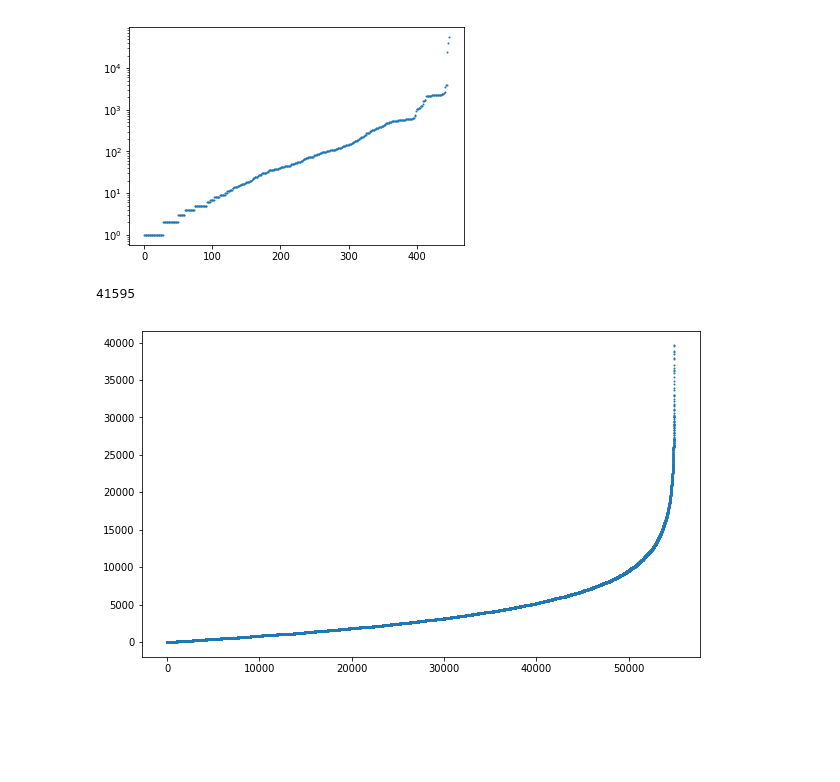
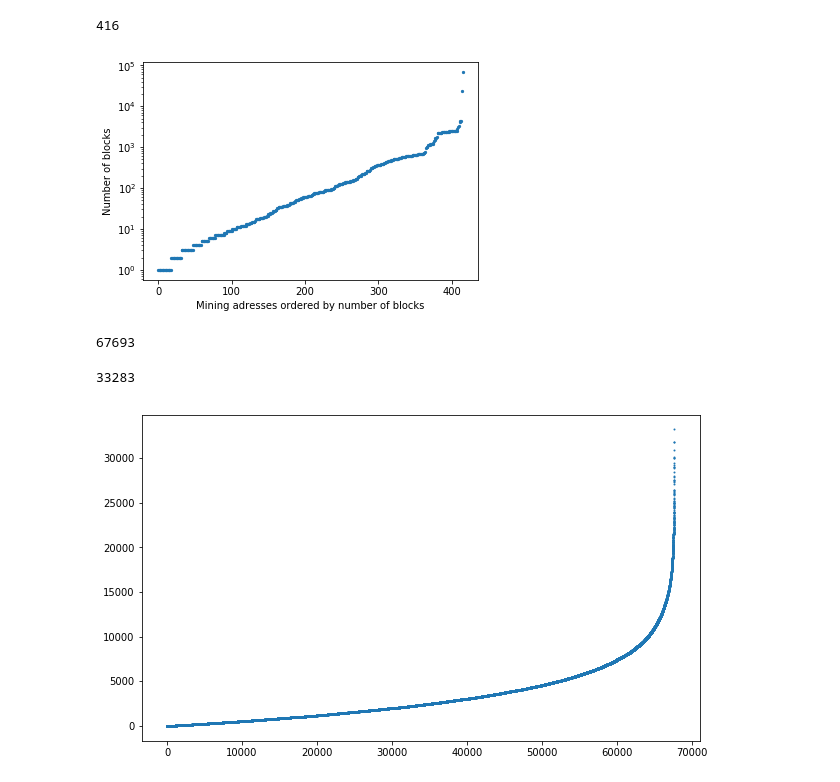
Before and after one commit to kaspagang/kaspad-py-explorer, a Jupyter notebook: src/mining_analysis.ipynb, the cells around one changed output. Drawn from its saved outputs; the diff is of its cells as text; code cells hidden in the pictures; blank space fills up the shorter version.

```diff
--- a/src/mining_analysis.ipynb
+++ b/src/mining_analysis.ipynb
@@ -9,3 +11 @@ db_path = r'C:\Users\msssu\AppData\Local\Kaspad\kaspa-mainnet\ibd-pruning-bug\ka
 store = Store(db_path)
-# %%
-grouped = load_dag(store, process_data=True, print_freq=20000)
@@ -15,16 +27,26 @@ grouped = load_dag(store, process_data=True, print_freq=20000)
 data = sorted(len(v) for v in grouped.values())
 grouped_sorted = sorted(grouped.items(), key=lambda kvp: len(kvp[1]))
 # grouped_sorted
+# %%
+len(data)
+# %% [output]
+416
 # %%
-plt.figure()
-plt.scatter(np.arange(0, len(data)), data, s=1)
+plt.figure(figsize=(6, 4))
+plt.scatter(np.arange(0, len(data)), np.array(data), s=5)
 plt.yscale('log')
-# plt.show()
+plt.ylabel('Number of blocks')
+plt.xlabel('Mining adresses ordered by number of blocks')
+# plt.title('Mining distribution')
+plt.savefig(r'mining.png')
+plt.show()
 # %% [output]
-[figure, old version]
+[figure, new version]
 # %%
 top_miner_timestamps = grouped_sorted[-1][1]
-# top_miner_timestamps
+len(top_miner_timestamps)
+# %% [output]
+67693
 # %%
 top_miner_timestamps = sorted(top_miner_timestamps)
 intervals = []
@@ -34,10 +56,10 @@ intervals = sorted(intervals)
 print(intervals[-10])
 intervals = intervals[:-10]
 # %% [output]
-41595
+33283
 # %%
 plt.figure(figsize=(10, 6))
 plt.scatter(np.arange(0, len(intervals)), intervals, s=1)
 plt.show()
 # %% [output]
-[figure, old version]
+[figure, new version]
```
Also changed, not shown: parts of 11 cells of this notebook, 15 other files.
